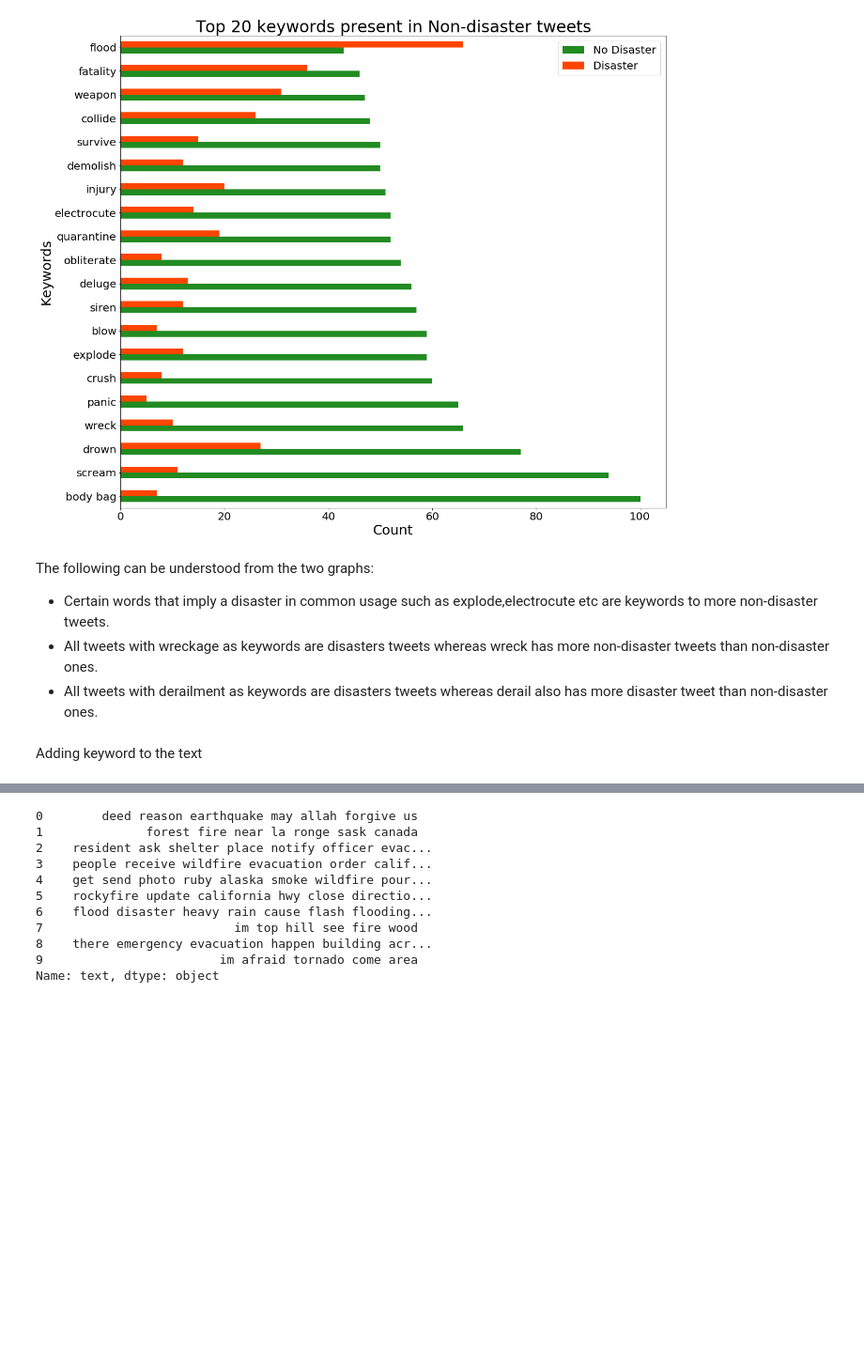
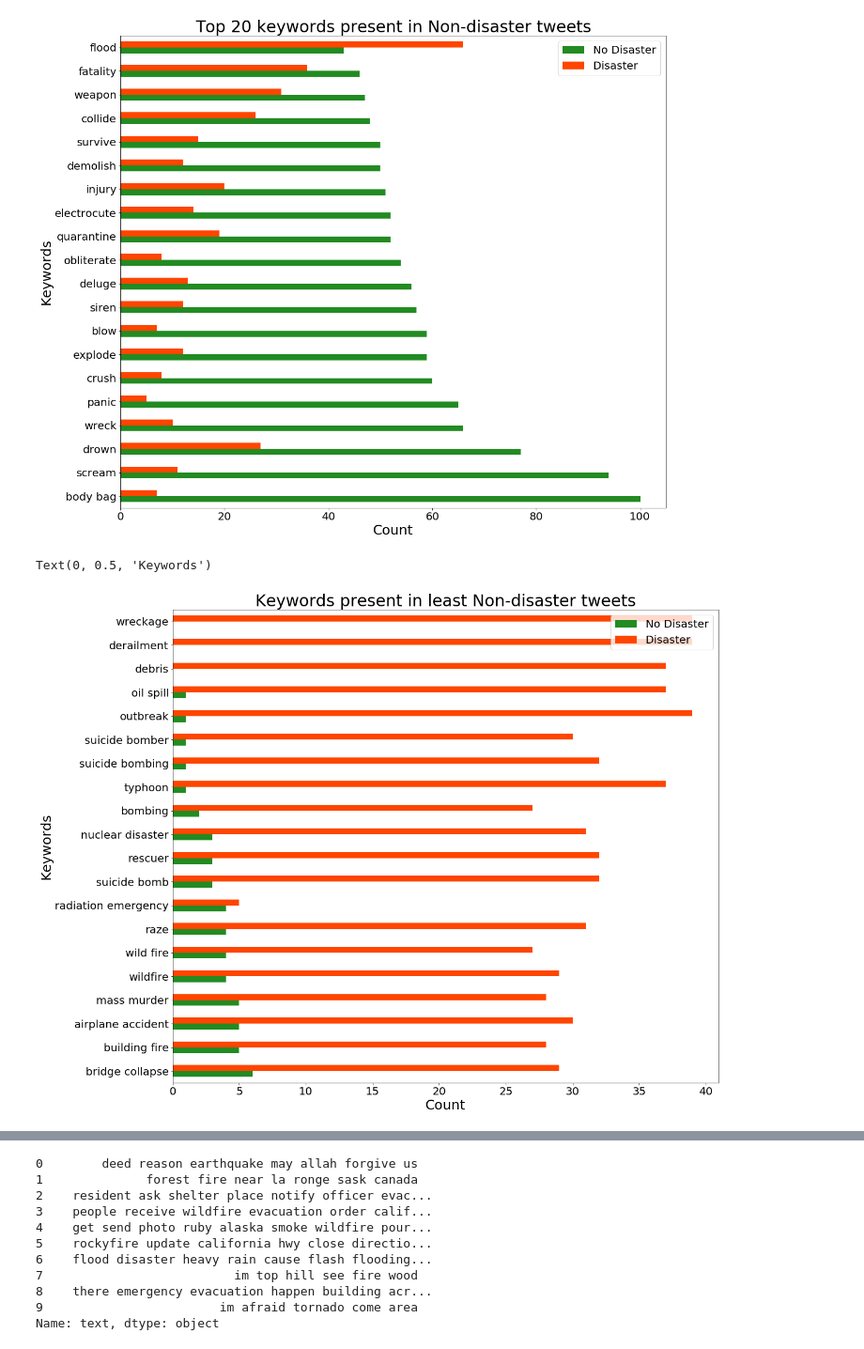
Before and after one commit to ShashankSharma26/Disaster-or-not-NLP-with-tweets, a Jupyter notebook: EDA & Data Modelling/Disaster or not- EDA & Data Modelling.ipynb, the cells around one changed output, grey strips where cells are left out. Shown at 94% size. Cells and saved outputs as stored; diff of their text form; code cells hidden in the pictures; blank space fills up the shorter version.

```diff
--- a/EDA & Data Modelling/Disaster or not- EDA & Data Modelling.ipynb
+++ b/EDA & Data Modelling/Disaster or not- EDA & Data Modelling.ipynb
@@ -145,10 +176,13 @@ plot.set_ylabel('Keywords', fontsize=25)
 # %% [output]
 Text(0, 0.5, 'Keywords')
 [figure]
-# %% [markdown]
-The following can be understood from the two graphs:
-* Certain words that imply a disaster in common usage such as explode,electrocute etc are keywords to more non-disaster tweets.
-* All tweets with wreckage as keywords are disasters tweets whereas wreck has more non-disaster tweets than non-disaster ones.
-* All tweets with derailment as keywords are disasters tweets whereas derail also has more disaster tweet than non-disaster ones.
-# %% [markdown]
-Adding keyword to the text
+# %%
+keyword_no = keyword_df.sort_values(by=['No Disaster'],ascending = False).tail(20)
+plot = keyword_no.plot(kind='barh', x= 'keyword' ,figsize=(18, 16),fontsize=20,color = ('forestgreen','orangered'))
+plot.legend(loc=1, prop={'size': 20})
+plot.set_title('Keywords present in least Non-disaster tweets', fontdict={'fontsize': 30})
+plot.set_xlabel('Count', fontsize=25)
+plot.set_ylabel('Keywords', fontsize=25)
+# %% [output]
+Text(0, 0.5, 'Keywords')
+[figure, added]
```
Also changed, not shown: parts of 26 cells of this notebook, 4 other files.
